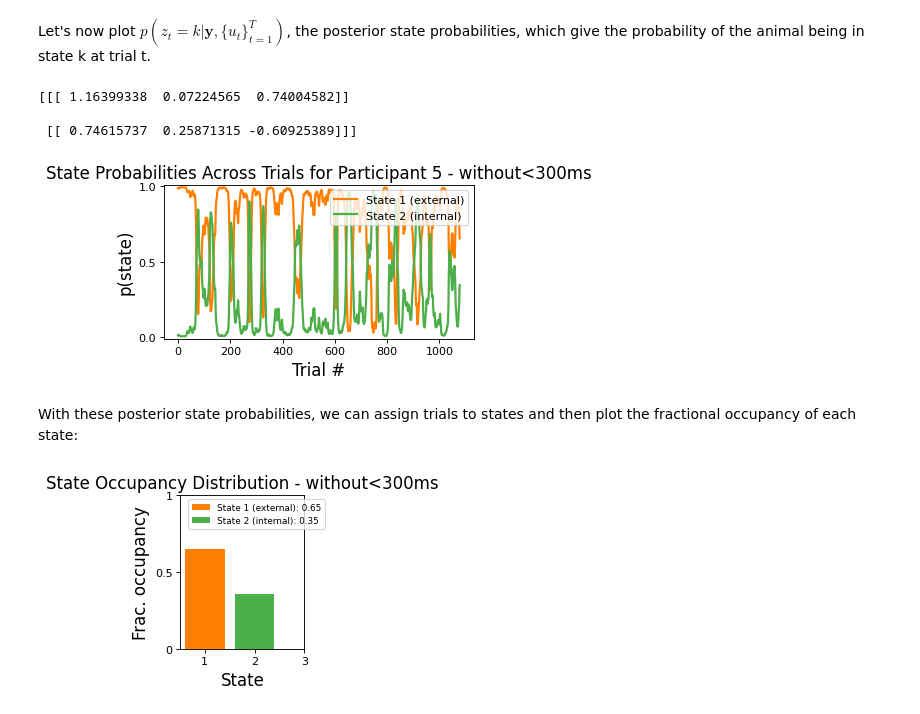
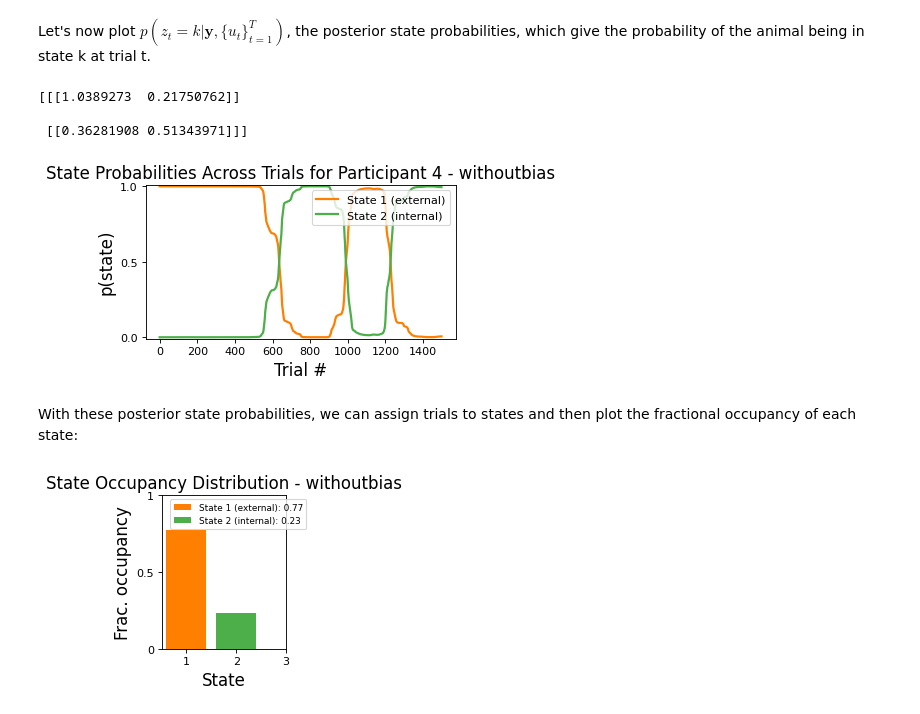
Before and after one commit to cocoltre/Visual-Perception, a Jupyter notebook: GLM_HMM_predictive_templates.ipynb, the cells around one changed output. Cells and saved outputs as stored; diff of their text form; code cells hidden in the pictures.

Commit message:
without bias

```diff
--- a/GLM_HMM_predictive_templates.ipynb
+++ b/GLM_HMM_predictive_templates.ipynb
@@ -242,7 +242,7 @@ for load_idx in participants:
     new_inpts[:, 0] = this_data['theta'].copy()
     new_inpts[:, 1] = this_data['prev_resp'].copy()
     #new_inpts[:, 2] = this_data['previous_contrast'].copy()
-    new_inpts[:, 2] = np.ones(this_data.shape[0])
+    #new_inpts[:, 2] = np.ones(this_data.shape[0])
     inpts.append(new_inpts)
 
     new_choices = this_data['resp'].copy()
@@ -444,7 +445,7 @@ npr.seed(0)
 num_states =  2      # number of discrete states
 obs_dim = 1           # number of observed dimensions
 num_categories = 2    # number of categories for output
-input_dim = 3 #2      # input dimensions
+input_dim = 2 #3      # input dimensions #change_for_adding_bias
 
 N_iters = 500 # maximum number of EM iterations. Fitting with stop earlier if increase in LL is below tolerance specified by tolerance parameter
 # Make a GLM-HMM
@@ -453,8 +454,8 @@ prior_sigma = 10
 transition_alpha = 1
 
 n_iter = 10
-#parameters_ext_int = np.full([n_iter, 8], np.nan)
-parameters_ext_int = np.full([n_iter, 10], np.nan)
+parameters_ext_int = np.full([n_iter, 8], np.nan)
+#parameters_ext_int = np.full([n_iter, 10], np.nan) #change_for_adding_bias
 for idx in range(n_iter):
     print(idx)
     glmhmm = HMM(num_states, obs_dim, input_dim,
@@ -463,7 +464,7 @@ for idx in range(n_iter):
                         transitions="sticky",
                         transition_kwargs=dict(alpha=transition_alpha, kappa=0))
 
-    #glmhmm.observations.params =  np.tile(params_for_initalization, (num_states,1)).reshape(num_states, 1, 3)
+    #glmhmm.observations.params =  np.tile(params_for_initalization, (num_states,1)).reshape(num_states, 1, 2) #change_for_adding_bias #2->3
     _ = glmhmm.fit(choices, inputs=inpts, method="em", num_iters=N_iters, initialize = True, tolerance=10**-4, verbose = False)
 
     index_ext = np.argmax(np.concatenate(-glmhmm.observations.params)[:,0])
@@ -516,11 +515,11 @@ print(np.exp(df_two_state_init.mean()['orientation_int'])/np.exp(df_two_state_in
 # %%
-df_two_state_init = pd.read_csv(root_dir + '/HMM/without300ms/two_state_init_param.csv')
+df_two_state_init = pd.read_csv(root_dir + '/HMM/withoutbias/two_state_init_param.csv')
 param_init_ext_int = df_two_state_init.mean().values
 
-#recovered_weights = -param_init_ext_int[0:4].reshape(2,1,2)
-#recovered_trans_mat = np.exp(param_init_ext_int[4:8].reshape(2,2))
-recovered_weights = -param_init_ext_int[0:6].reshape(2,1,3)
-recovered_trans_mat = np.exp(param_init_ext_int[6:10].reshape(2,2))
+recovered_weights = -param_init_ext_int[0:4].reshape(2,1,2)
+recovered_trans_mat = np.exp(param_init_ext_int[4:8].reshape(2,2))
+#recovered_weights = -param_init_ext_int[0:6].reshape(2,1,3)         #change_for_adding_bias
+#recovered_trans_mat = np.exp(param_init_ext_int[6:10].reshape(2,2)) #change_for_adding_bias
 # %%
 fig = plt.figure(figsize=(4, 3), dpi=80, facecolor='w', edgecolor='k')
 cols = ['#ff7f00', '#4daf4a', '#377eb8',  '#8B0000', '#000000']
@@ -578,21 +577,22 @@ glmhmm = HMM(num_states, obs_dim, input_dim,
                         transitions="sticky",
                         transition_kwargs=dict(alpha=transition_alpha, kappa=0))
 
-glmhmm.init_state_distn.params = np.log([0.5, 0.5, 0.5])
-#glmhmm.observations.params = -param_init_ext_int[0:4].reshape(2,1,2)
-#glmhmm.transitions.params = (param_init_ext_int[4:8].reshape(2,2),)
+glmhmm.init_state_distn.params = np.log([0.5, 0.5])
+glmhmm.observations.params = -param_init_ext_int[0:4].reshape(2,1,2)
+glmhmm.transitions.params = (param_init_ext_int[4:8].reshape(2,2),)
 
-glmhmm.observations.params = -param_init_ext_int[0:6].reshape(2,1,3)
-glmhmm.transitions.params = (param_init_ext_int[6:10].reshape(2,2),)
+#glmhmm.init_state_distn.params = np.log([0.5, 0.5, 0.5]) #change_for_adding_bias
+#glmhmm.observations.params = -param_init_ext_int[0:6].reshape(2,1,3)
+#glmhmm.transitions.params = (param_init_ext_int[6:10].reshape(2,2),)
 
 _ = glmhmm.fit(choices, inputs=inpts, method="em", num_iters=N_iters, initialize = False, tolerance=10**-4, verbose = False)
 print(-glmhmm.observations.params)
 index_ext = np.argmax(np.concatenate(-glmhmm.observations.params)[:,0])
 index_int = np.argmin(np.concatenate(-glmhmm.observations.params)[:,0])
 # %% [output]
-[[[ 1.16399338  0.07224565  0.74004582]]
+[[[1.0389273  0.21750762]]
 
- [[ 0.74615737  0.25871315 -0.60925389]]]
+ [[0.36281908 0.51343971]]]
 # %%
 # Get expected states:
 posterior_probs = [glmhmm.expected_states(data=data, input=inpt)[0]
@@ -600,25 +600,25 @@ posterior_probs = [glmhmm.expected_states(data=data, input=inpt)[0]
                 in zip(choices, inpts)]
 # %%
 fig = plt.figure(figsize=(5, 2.5), dpi=80, facecolor='w', edgecolor='k')
-sess_id = 4 #session id; can choose any index between 0 and num_sess-1=6-1=5
+sess_id = 3 #session id; can choose any index between 0 and num_sess-1=6-1=5
 for k in range(num_states):
     if k==0:
-        plt.plot(posterior_probs[sess_id][1:9000, k], label="State 1 (external)", lw=2, #State 1 (36%)
+        plt.plot(posterior_probs[sess_id][1:1500, k], label="State 1 (external)", lw=2, #State 1 (36%)
              color=cols[k])
     else:
-        plt.plot(posterior_probs[sess_id][1:9000, k], label="State 2 (internal)", lw=2, #State 2 (64%)
+        plt.plot(posterior_probs[sess_id][1:1500, k], label="State 2 (internal)", lw=2, #State 2 (64%)
              color=cols[k])
 plt.ylim((-0.01, 1.01))
 plt.yticks([0, 0.5, 1], fontsize = 10)
 plt.xlabel("Trial #", fontsize = 15)
 plt.ylabel("p(state)", fontsize = 15)
 plt.legend(loc="upper right", fontsize=10, title_fontsize=12)
-plt.title(f"State Probabilities Across Trials for Participant {sess_id+1} - without<300ms", fontsize=15)
+plt.title(f"State Probabilities Across Trials for Participant {sess_id+1} - withoutbias", fontsize=15)
 #plt.title(f"State Probabilities Across Trials - test", fontsize=15)
-plt.savefig(root_dir + '/plots/without300ms/probabilities_orientation.png', bbox_inches='tight')
+plt.savefig(root_dir + '/plots/withoutbias/probabilities_orientation_004.png', bbox_inches='tight')
 plt.show()
 # %% [output]
-[figure, old version]
+[figure, new version]
 # %% [markdown]
 With these posterior state probabilities, we can assign trials to states and then plot the fractional occupancy of each state:
 # %%
@@ -643,11 +643,11 @@ plt.yticks([0, 0.5, 1], ['0', '0.5', '1'], fontsize=10)
 plt.xlabel('State', fontsize = 15)
 plt.ylabel('Frac. occupancy', fontsize=15)
 plt.legend(loc="upper right", fontsize=8, title_fontsize=10, bbox_to_anchor=(1.2, 1))
-plt.title("State Occupancy Distribution - without<300ms", fontsize=15)
-plt.savefig(root_dir + '/plots/without300ms/fraction_occupancy_orientation.png', bbox_inches='tight')
+plt.title("State Occupancy Distribution - withoutbias", fontsize=15)
+plt.savefig(root_dir + '/plots/withoutbias/fraction_occupancy_orientation.png', bbox_inches='tight')
 plt.show()
 # %% [output]
-[figure, old version]
+[figure, new version]
 # %%
 final_df = final_df.assign(Gl_Prob_State_ext = posterior_probs_concat[:,index_ext])
 final_df = final_df.assign(Gl_Prob_State_int = posterior_probs_concat[:,index_int])
```
Also changed, not shown: parts of 18 cells of this notebook, 21 other files.
